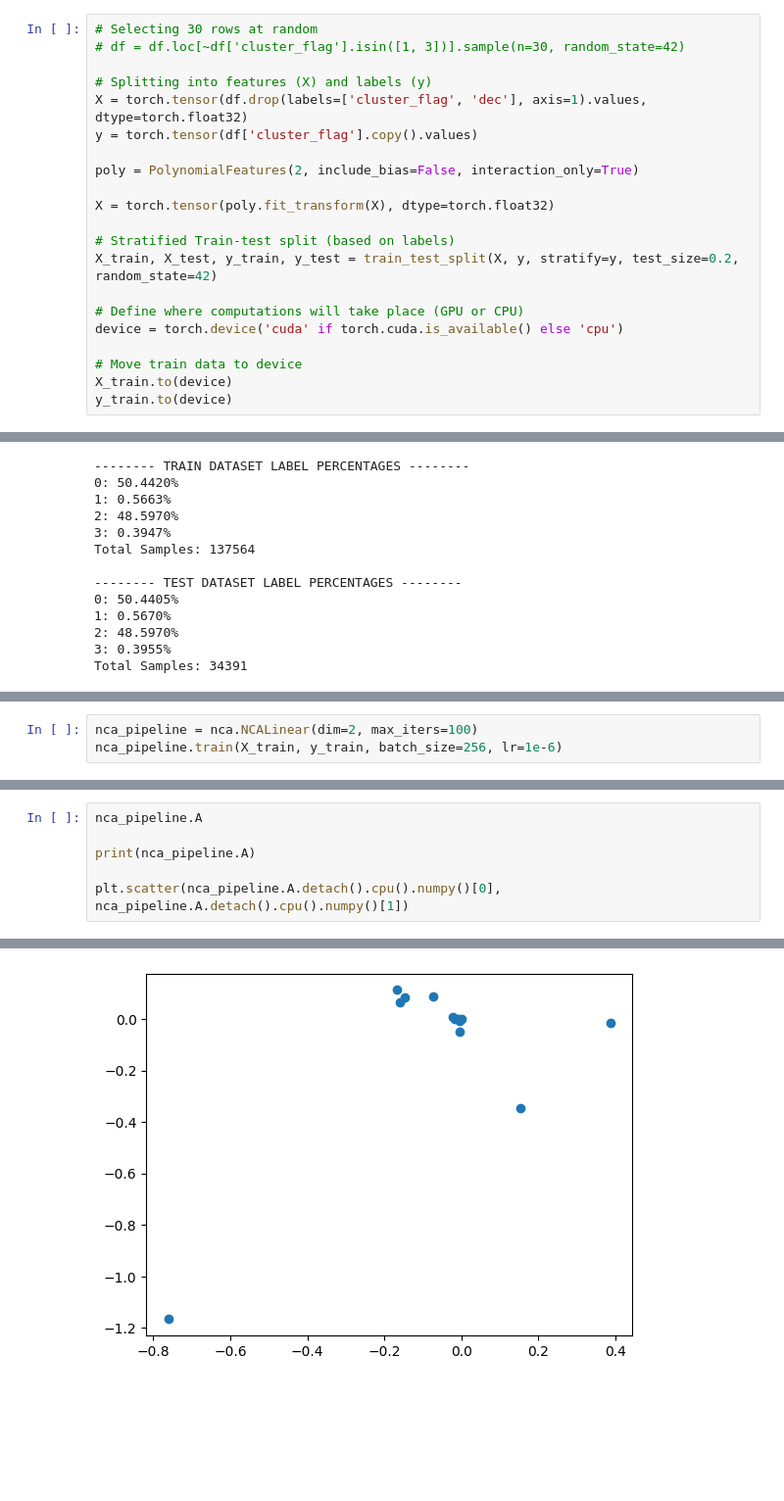
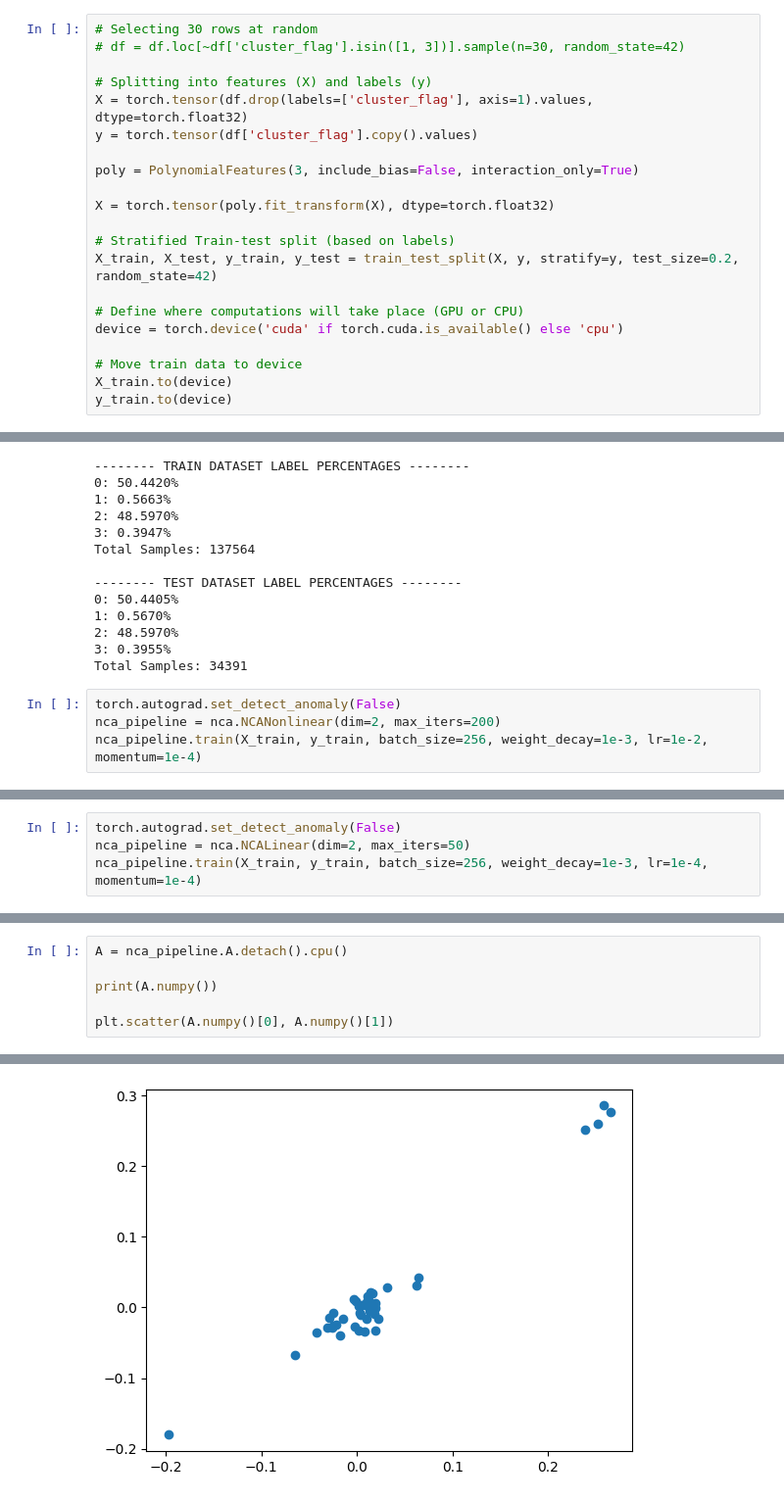
Before and after one commit to tajwarfarhan48/astronomy-project, a Jupyter notebook: main.ipynb, the cells around one changed output, grey strips where cells are left out. Shown at 98% size. Drawn from its saved outputs; the diff is of its cells as text; blank space fills up the shorter version.

```diff
--- a/main.ipynb
+++ b/main.ipynb
@@ -94,10 +94,10 @@ df.head()
 # df = df.loc[~df['cluster_flag'].isin([1, 3])].sample(n=30, random_state=42)
 
 # Splitting into features (X) and labels (y)
-X = torch.tensor(df.drop(labels=['cluster_flag', 'dec'], axis=1).values, dtype=torch.float32)
+X = torch.tensor(df.drop(labels=['cluster_flag'], axis=1).values, dtype=torch.float32)
 y = torch.tensor(df['cluster_flag'].copy().values)
 
-poly = PolynomialFeatures(2, include_bias=False, interaction_only=True)
+poly = PolynomialFeatures(3, include_bias=False, interaction_only=True)
 
 X = torch.tensor(poly.fit_transform(X), dtype=torch.float32)
 
@@ -150,3 +150,7 @@ Total Samples: 137564
 2: 48.5970%
 3: 0.3955%
 Total Samples: 34391
+# %%
+torch.autograd.set_detect_anomaly(False)
+nca_pipeline = nca.NCANonlinear(dim=2, max_iters=200)
+nca_pipeline.train(X_train, y_train, batch_size=256, weight_decay=1e-3, lr=1e-2, momentum=1e-4)
@@ -153,5 +175,6 @@ Total Samples: 34391
 # %%
-nca_pipeline = nca.NCALinear(dim=2, max_iters=100)
-nca_pipeline.train(X_train, y_train, batch_size=256, lr=1e-6)
+torch.autograd.set_detect_anomaly(False)
+nca_pipeline = nca.NCALinear(dim=2, max_iters=50)
+nca_pipeline.train(X_train, y_train, batch_size=256, weight_decay=1e-3, lr=1e-4, momentum=1e-4)
 # %% [output]
 using random init
@@ -188,7 +212,7 @@ torch.Size([2, 15])
 # %%
-nca_pipeline.A
+A = nca_pipeline.A.detach().cpu()
 
-print(nca_pipeline.A)
+print(A.numpy())
 
-plt.scatter(nca_pipeline.A.detach().cpu().numpy()[0], nca_pipeline.A.detach().cpu().numpy()[1])
+plt.scatter(A.numpy()[0], A.numpy()[1])
 # %% [output]
@@ -203,4 +233,4 @@ tensor([[-7.6067e-01, -1.1628e-02, -3.2448e-03, -1.4620e-01,  3.8711e-01,
 <matplotlib.collections.PathCollection at 0x...>
-[figure, old version]
+[figure, new version]
 # %%
 # Transform the train datasets
```
Also changed, not shown: parts of 20 cells of this notebook, 4 other files.
